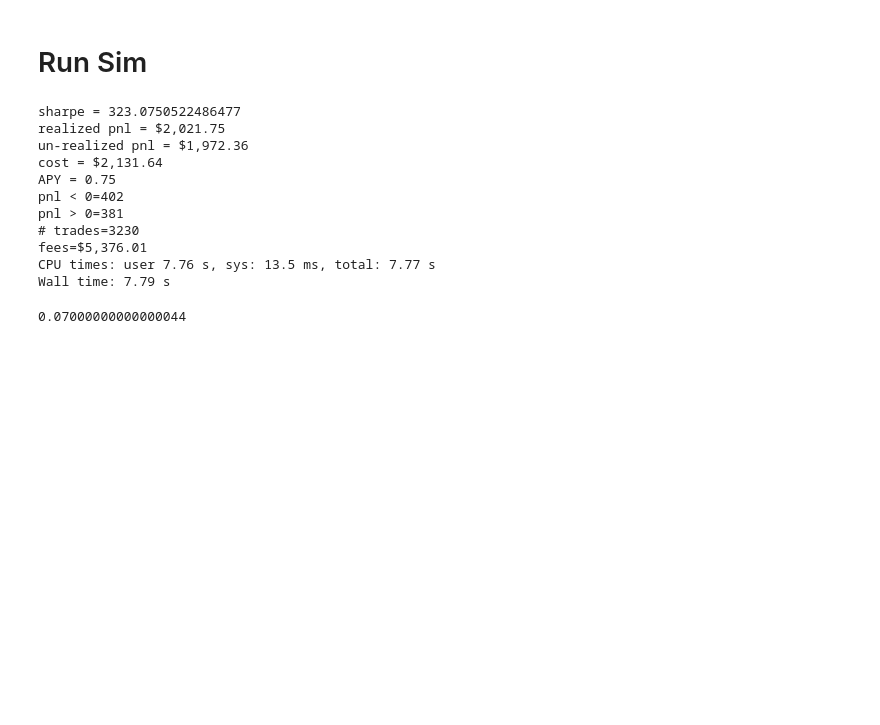
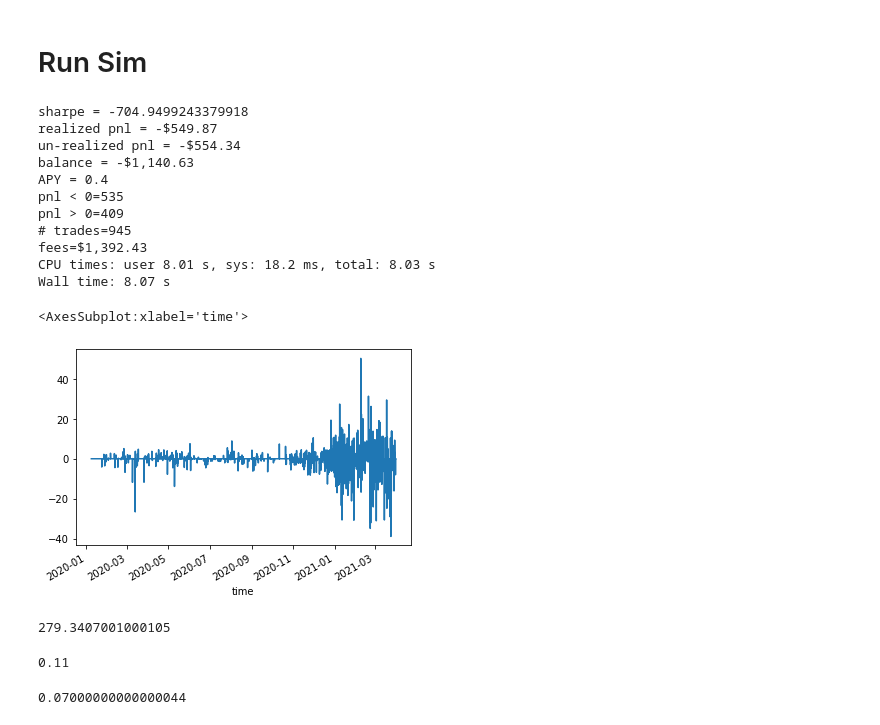
Before and after one commit to felipemontefuscolo/bitme, a Jupyter notebook: OhlcSim.ipynb, the cells around one changed output. Drawn from its saved outputs; the diff is of its cells as text; code cells hidden in the pictures; blank space fills up the shorter version.

```diff
--- a/OhlcSim.ipynb
+++ b/OhlcSim.ipynb
@@ -338,26 +357,27 @@ def compute_accounting(prices, trades, fee=0.0026):
 
     # transaction volume
     fees = (prices * trades * fee).abs()
-    cost_sum = (prices * trades * (1+np.sign(trades)*fee)).cumsum()
-    book = position * prices * (1-np.sign(position)*fee)
+    balance = -(prices * trades * (1+np.sign(trades)*fee)).cumsum()
+    book = prices * position * (1-np.sign(position)*fee)
 
-    unrealized = book - cost_sum
+    unrealized = book + balance
     pnl = pd.Series(0., index=unrealized.index)
 
-    closed_pos = position.abs().diff() < 0
+    closed_pos = position.diff().abs() - position.abs().diff() > 0  # it's always >= 0
     u = unrealized.loc[closed_pos]
-    first = u.iloc[0] if len(unrealized) > 0 else 0.
-    pnl.loc[closed_pos] = u.diff().fillna(first)
+
+    if len(u) > 0:
+        first = u.iloc[0] if len(unrealized) > 0 else 0.
+        pnl.loc[closed_pos] = u.diff().fillna(first)
 
 #to debug:
-#     result = pd.DataFrame({'closed_pos': closed_pos, 'position': position,
+#     return pd.DataFrame({'closed_pos': closed_pos, 'position': position,
 #                         'prices': prices, 'trades': trades,
-#                         'p*t':prices * trades, 'cost_sum': cost_sum,
+#                         'p*t':prices * trades, 'balance': balance,
 #                         'book': book, 'unrealized': unrealized, 'pnl': pnl})
-    result = pd.DataFrame({'pnl': pnl, 'unrealized': unrealized, 'fees': fees, 'cost_sum': cost_sum},
+    return pd.DataFrame({'pnl': pnl, 'unrealized': unrealized, 'fees': fees, 'balance': balance},
                           index=prices.index)
 
-    return result
 
 def test_pnl1():
     prices = pd.Series(range(11, 23), index=pd.date_range('20160606', periods=12))
@@ -401,11 +421,21 @@ def test_pnl5():
     assert len(a.pnl[a.pnl != 0]) == 1
     return a
 
+def test_pnl6():
+    prices = pd.Series(range(11, 23), index=pd.date_range('20160606', periods=12))
+    trades = pd.Series([0,1,0,-2,0,+3,0,-4,0,+5,0,0], index=prices.index)
+    a = compute_accounting(prices, trades, fee=0)
+    assert a.pnl.sum() + 3*(22-20) == a.unrealized.iloc[-1]
+    assert a.unrealized.iloc[-1] == 6, a.unrealized.iloc[-1]  # -12 + 2*14  -3*16  +4*18  -5*20 +3*23
+    assert len(a.pnl[a.pnl != 0]) == 4
+    return a
+
 _ = test_pnl1()
 _ = test_pnl2()
 _ = test_pnl3()
 _ = test_pnl4()
-a = test_pnl5()
+_ = test_pnl5()
+a = test_pnl6()
 # %% [markdown]
 # Run Sim
 # %%
@@ -413,15 +443,15 @@ def dd(x):  # to print dollars
     return locale.currency(x, grouping=True)
 # %%
 %%time
-trader = PatternTrader(100, best_score_max)
+trader = PatternTrader(100, best_score_max, budget=100)
 trades = trade(df, trader)
 acc = compute_accounting(df.close, trades)
 print(f'sharpe = {sharpe(acc.pnl)}')
 print(f'realized pnl = {dd(acc.pnl.sum())}')
 print(f'un-realized pnl = {dd(acc.unrealized.iloc[-1])}')
-print(f'cost = {dd(acc.cost_sum.iloc[-1])}')
+print(f'balance = {dd(acc.balance.iloc[-1])}')
 apy_factor = 365 / (trades.index[-1] - trades.index[0]).days
-print(f'APY = {round(acc.unrealized.iloc[-1] / acc.cost_sum.iloc[-1] * apy_factor, 2)}')
+print(f'APY = {round(acc.unrealized.iloc[-1] / acc.balance.iloc[-1] * apy_factor, 2)}')
 print(f'pnl < 0={len(acc.pnl[acc.pnl < 0])}')
 print(f'pnl > 0={len(acc.pnl[acc.pnl > 0])}')
 print(f'# trades={len(trades[trades != 0])}')
@@ -429,17 +459,30 @@ print(f'fees={dd(acc.fees.sum())}')
 
 #sharpe(acc.pnl), len(acc.pnl[acc.pnl < 0]), len(acc.pnl[acc.pnl > 0]), len(trades[trades != 0])
 # %% [output]
-sharpe = 323.0750522486477
-realized pnl = $2,021.75
-un-realized pnl = $1,972.36
-cost = $2,131.64
-APY = 0.75
-pnl < 0=402
-pnl > 0=381
-# trades=3230
-fees=$5,376.01
-CPU times: user 7.76 s, sys: 13.5 ms, total: 7.77 s
-Wall time: 7.79 s
+sharpe = -704.9499243379918
+realized pnl = -$549.87
+un-realized pnl = -$554.34
+balance = -$1,140.63
+APY = 0.4
+pnl < 0=535
+pnl > 0=409
+# trades=945
+fees=$1,392.43
+CPU times: user 8.01 s, sys: 18.2 ms, total: 8.03 s
+Wall time: 8.07 s
+# %%
+acc.pnl.plot()
+# %% [output]
+<AxesSubplot:xlabel='time'>
+[figure, added]
+# %%
+trader.current_budget
+# %% [output]
+279.3407001000105
+# %%
+trader.max_position
+# %% [output]
+0.11
 # %%
 sum(trades)
 # %% [output]
```
Also changed, not shown: parts of 2 cells of this notebook.
